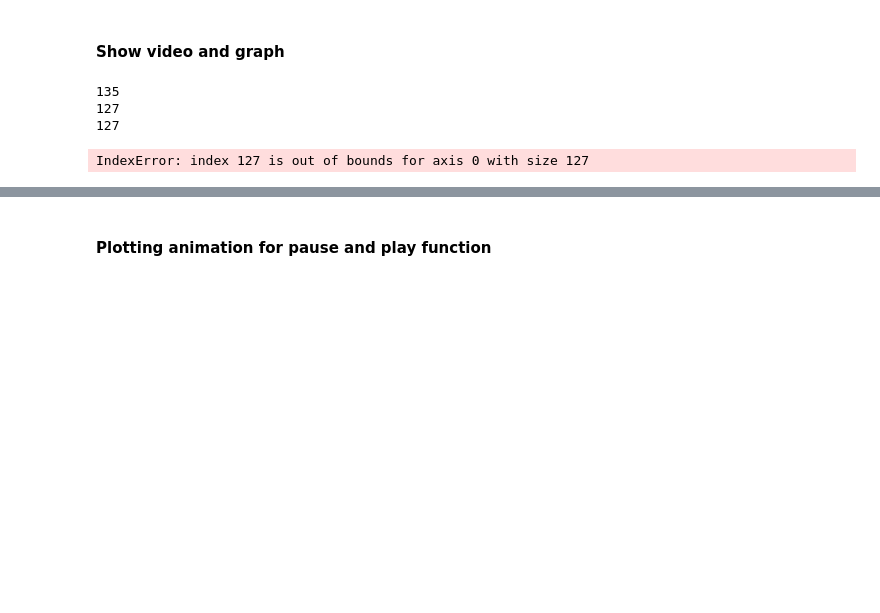
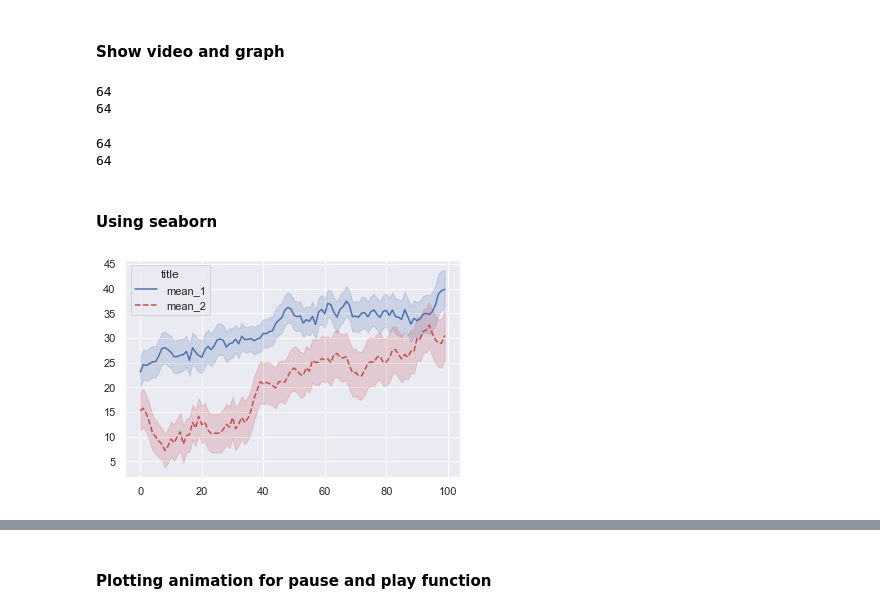
Before and after one commit to junsukha/pose-estimation-demo, a Jupyter notebook: media pipe pose.ipynb, the cells around one changed output, grey strips where cells are left out. Drawn from its saved outputs; the diff is of its cells as text; code cells hidden in the pictures; blank space fills up the shorter version.

```diff
--- a/media pipe pose.ipynb
+++ b/media pipe pose.ipynb
@@ -482,7 +532,7 @@ import cv2
 import matplotlib.pyplot as plt
 import numpy as np
 
-filename = "./videos/KlayThompson1.mp4"
+filename = "./videos/JJ1.mp4"
 cap = cv2.VideoCapture(filename)
 # cap = cv2.VideoCapture("Steph Curry.mp4")
 # Curl counter variables
@@ -620,6 +670,9 @@ with mp_pose.Pose(min_detection_confidence=0.5, min_tracking_confidence=0.5) as
 
 plt.plot(times, left_elbow_angles, color='b', label = 'left_elbow')
 
+print(len(left_elbow_angles))
+
+
 ## smooth a curve
 cubic_interpolation_model = interp1d(times, left_elbow_angles, kind = "cubic")
 times = np.array(times)
@@ -645,7 +698,6 @@ plt.ylabel('angle')
 plt.show()
 
 ################ show video and graph ######################
-# filename = './Steph Curry.mp4'
 cap = cv2.VideoCapture(filename)
 
 try:
@@ -699,7 +751,35 @@ for i, image in enumerate(images):
     if cv2.waitKey(10) & 0xFF == ord('q'):
         break
 # %% [output]
-135
-127
-127
+64
+64
-IndexError: index 127 is out of bounds for axis 0 with size 127
+64
+64
+# %% [markdown]
+#### Using seaborn
+# %%
+# This is just a snippet how to use seaborn
+# https://stackoverflow.com/questions/61368805/how-to-plot-shaded-error-bands-with-seaborn
+
+import matplotlib.pyplot as plt
+import numpy as np
+import seaborn as sns
+
+sns.set()
+N = 100
+x = np.arange(N)
+mean_1 = 25 + np.random.normal(0.1, 1, N).cumsum()
+std_1 = 3 + np.random.normal(0, .08, N).cumsum()
+
+mean_2 = 15 + np.random.normal(0.2, 1, N).cumsum()
+std_2 = 4 + np.random.normal(0, .1, N).cumsum()
+
+plt.plot(x, mean_1, 'b-', label='mean_1')
+plt.fill_between(x, mean_1 - std_1, mean_1 + std_1, color='b', alpha=0.2)
+plt.plot(x, mean_2, 'r--', label='mean_2')
+plt.fill_between(x, mean_2 - std_2, mean_2 + std_2, color='r', alpha=0.2)
+
+plt.legend(title='title')
+plt.show()
+# %% [output]
+[figure, added]
```
Also changed, not shown: parts of 5 cells of this notebook, 4 other files.
